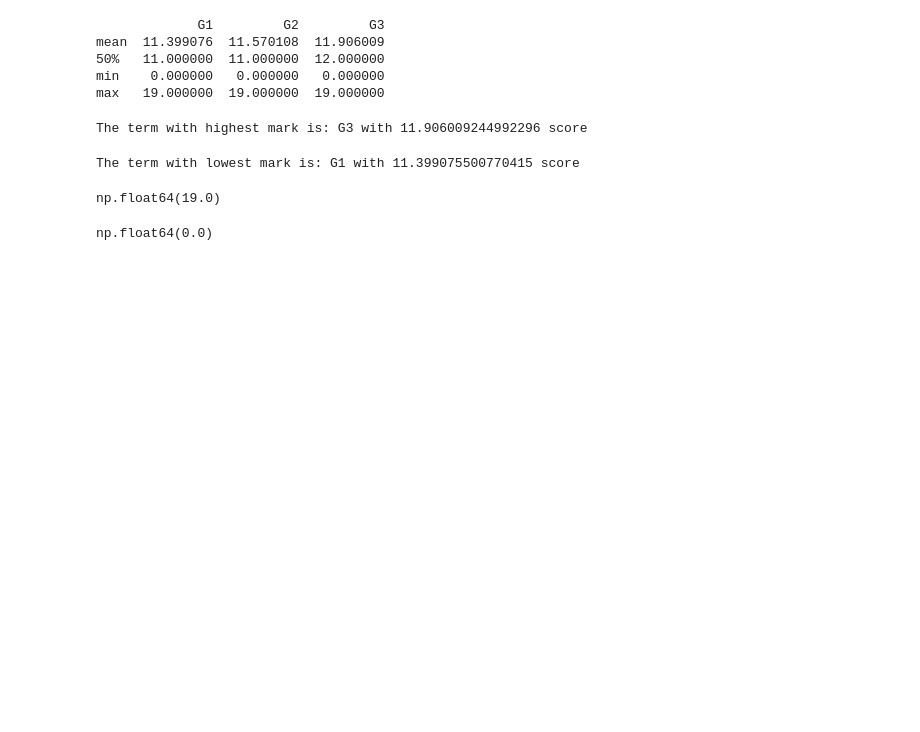
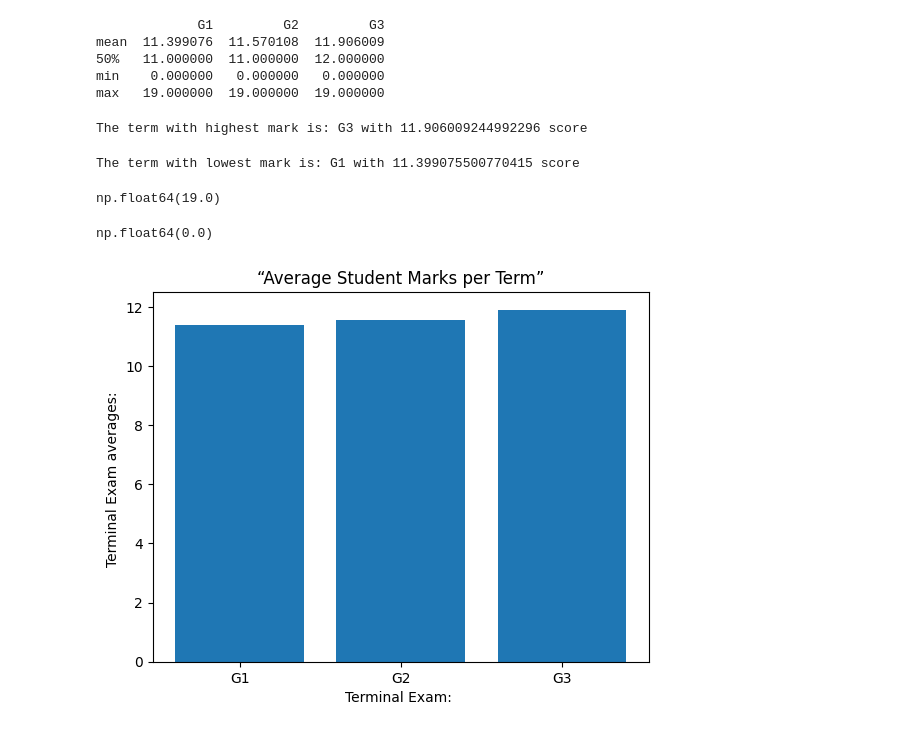
Before and after one commit to dipak1920basnet/Student_Mark_analysis, a Jupyter notebook: student_performance.ipynb, the cells around one changed output. Saved outputs shown, nothing was run; the diff lists cells and outputs as text; code cells hidden in the pictures; blank space fills up the shorter version.

Commit message:
visualize and save charts

```diff
--- a/student_performance.ipynb
+++ b/student_performance.ipynb
@@ -262,0 +228,12 @@ np.float64(0.0)
+# %%
+x = ["G1","G2","G3"]
+y = described_value[x].loc["mean"]
+# %%
+plt.bar(x,y)
+plt.title("“Average Student Marks per Term”")
+plt.xlabel("Terminal Exam: ")
+plt.ylabel("Terminal Exam averages: ")
+plt.savefig("bar")
+plt.show()
+# %% [output]
+[figure, added]
```
Also changed, not shown: parts of 4 cells of this notebook, 2 other files.
